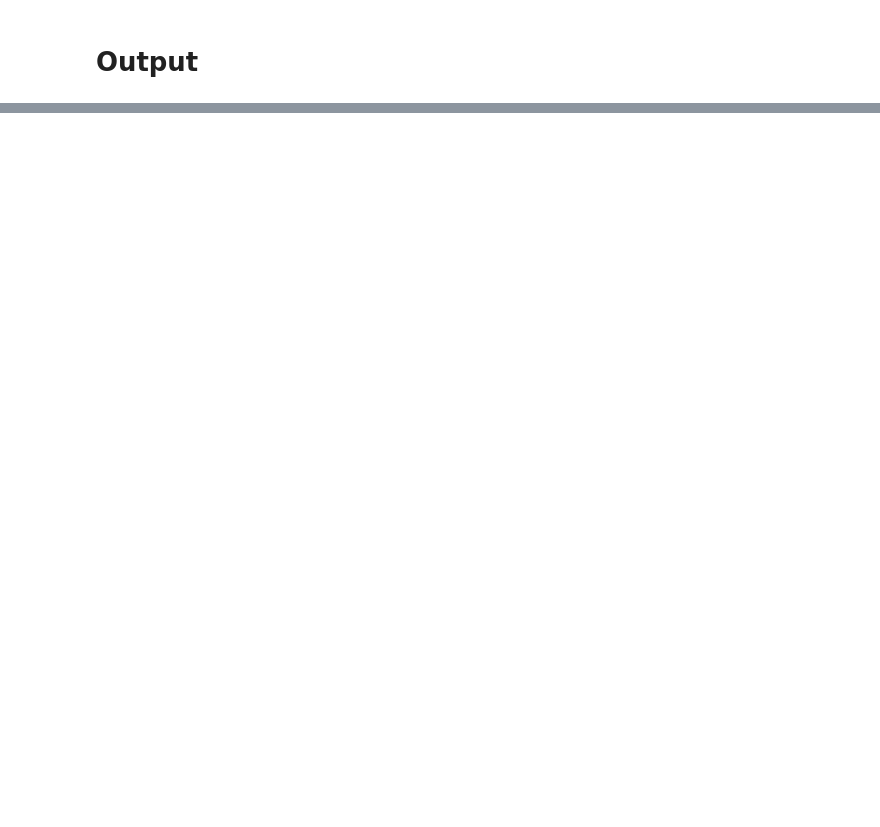
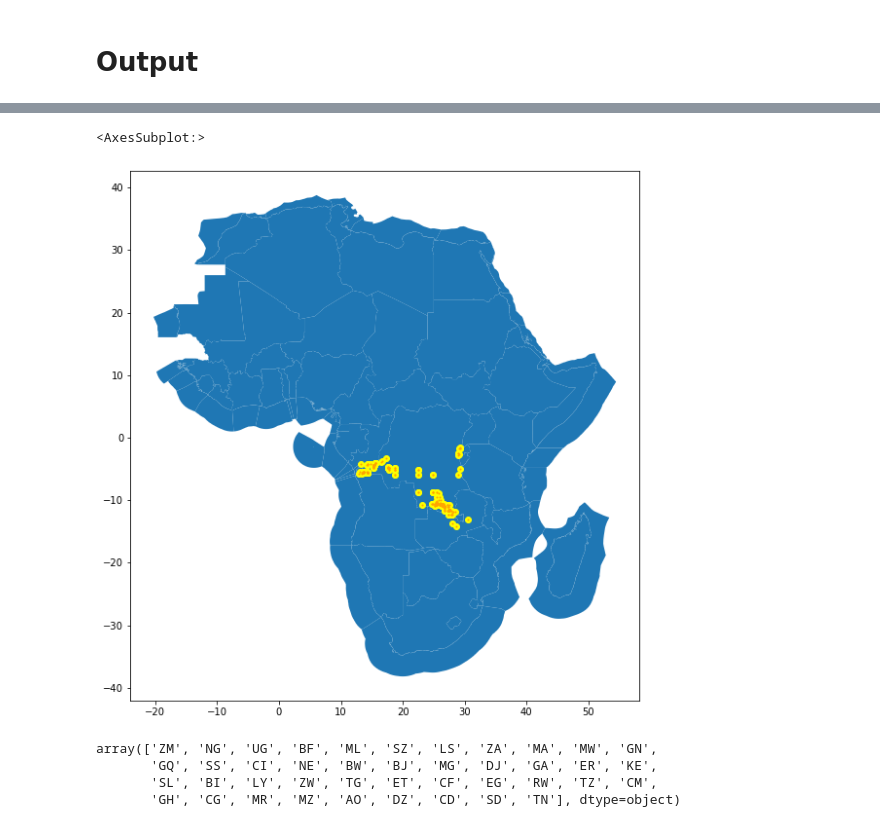
Before and after one commit to pypsa-meets-earth/pypsa-africa-hackathon, a Jupyter notebook: notebooks/build_bus_regions.ipynb, the cells around one changed output, grey strips where cells are left out. Cells and saved outputs as stored; diff of their text form; code cells hidden in the pictures; blank space fills up the shorter version.

Commit message:
Additional plotting

```diff
--- a/notebooks/build_bus_regions.ipynb
+++ b/notebooks/build_bus_regions.ipynb
@@ -55,0 +129,25 @@ off_shore.plot(ax=ax, color="red")
+# %%
+from shapely.geometry import LineString
+
+lines = n.lines
+lines["geometry"] = [LineString([[x.bus0_lat, x.bus0_lon], [x.bus1_lat, x.bus1_lon]]) for index, x in lines.iterrows()]
+lines = gpd.GeoDataFrame(buses, crs='epsg:4326')
+
+continent = gpd.read_file('resources/country_shapes.geojson')
+off_shore = gpd.read_file('resources/offshore_shapes.geojson')
+
+ax = continent.plot(figsize=(10,10))
+off_shore.plot(ax=ax)
+c_code = "CD"
+lines[lines.country==c_code].plot(ax=ax, color="yellow")
+buses[buses.country==c_code].plot(ax=ax, color = "orange", markersize = 1)
+# %% [output]
+<AxesSubplot:>
+[figure, added]
+# %%
+lines.country.unique()
+# %% [output]
+array(['ZM', 'NG', 'UG', 'BF', 'ML', 'SZ', 'LS', 'ZA', 'MA', 'MW', 'GN',
+       'GQ', 'SS', 'CI', 'NE', 'BW', 'BJ', 'MG', 'DJ', 'GA', 'ER', 'KE',
+       'SL', 'BI', 'LY', 'ZW', 'TG', 'ET', 'CF', 'EG', 'RW', 'TZ', 'CM',
+       'GH', 'CG', 'MR', 'MZ', 'AO', 'DZ', 'CD', 'SD', 'TN'], dtype=object)
```
Also changed, not shown: parts of 9 cells of this notebook.
